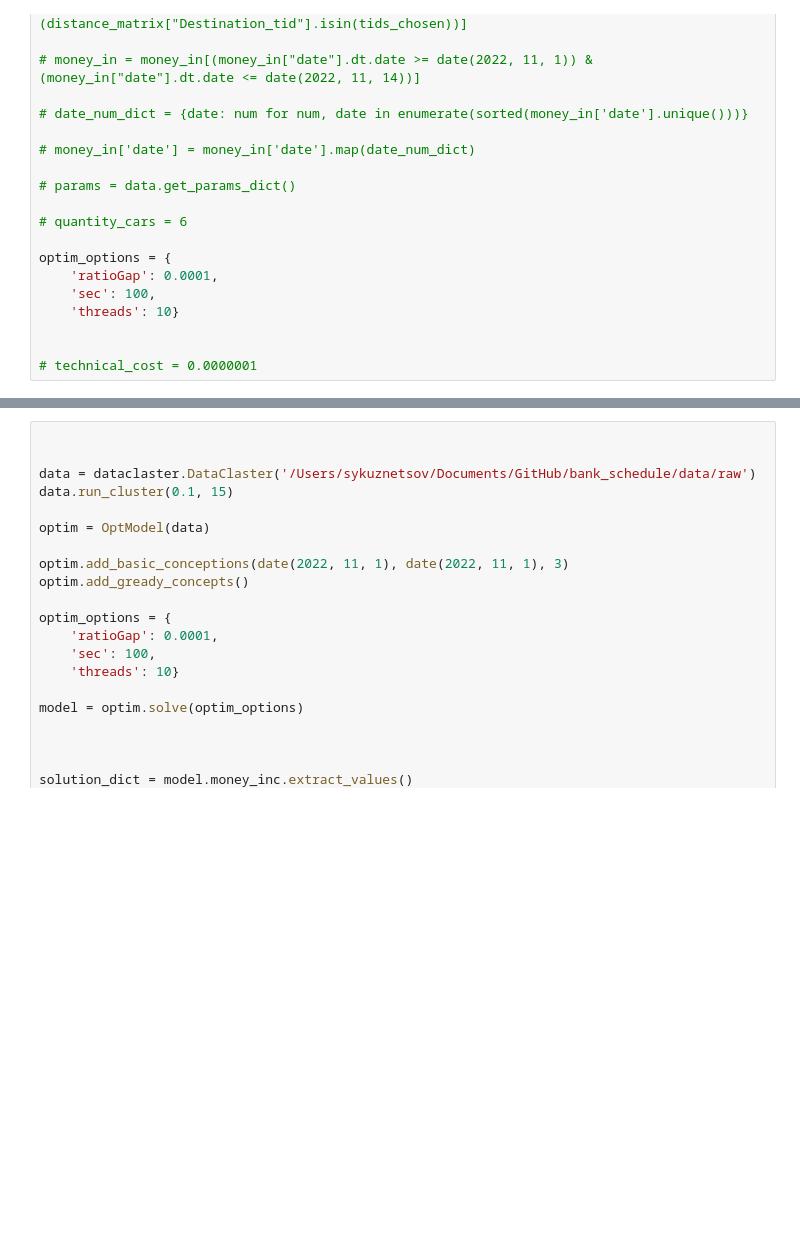
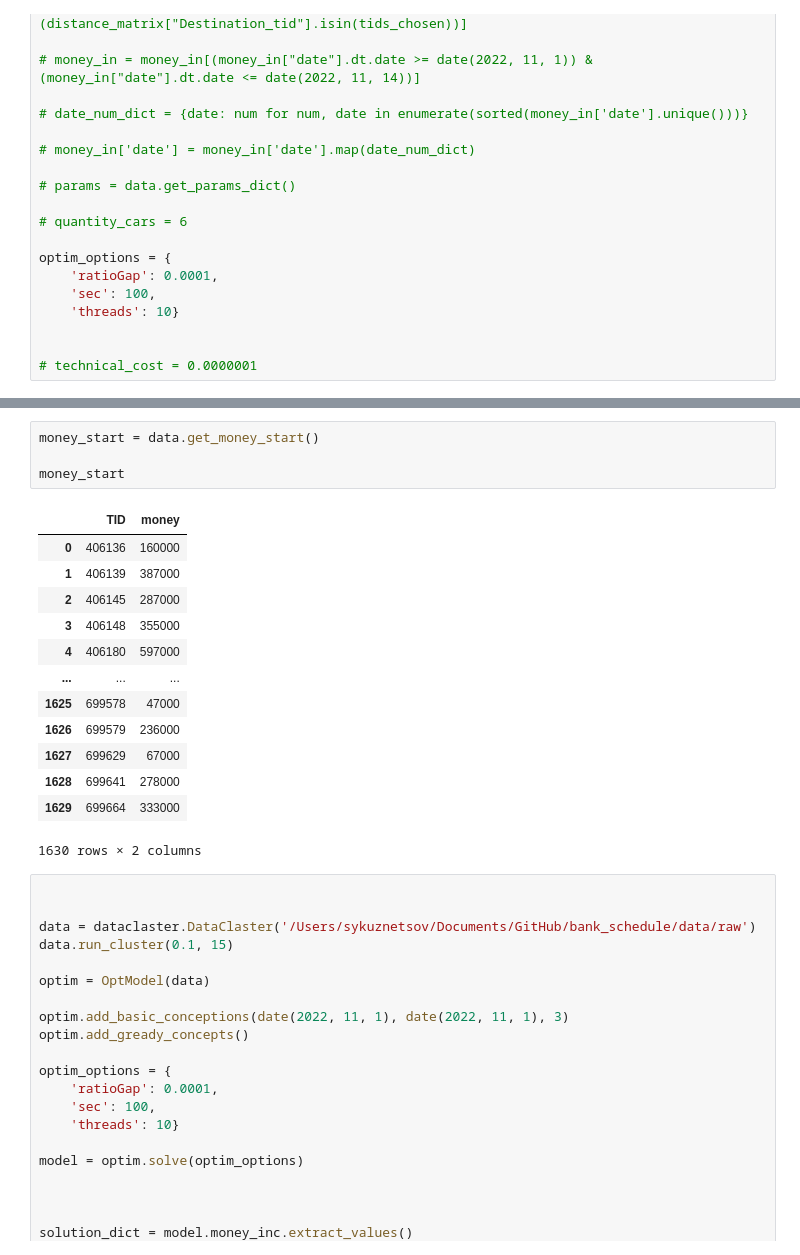
Before and after one commit to SerSmith/bank_schedule, a Jupyter notebook: main.ipynb, the cells around one changed output, grey strips where cells are left out. Drawn from its saved outputs; the diff is of its cells as text; blank space fills up the shorter version.

```diff
--- a/main.ipynb
+++ b/main.ipynb
@@ -403,3 +560,21 @@ presolved_models = presolve(data, date(2022, 11, 1), 14, 3)
+# %%
+money_start = data.get_money_start()
+
+money_start
+# %% [output]
+|  | TID | money |
+| 0 | 406136 | 160000 |
+| 1 | 406139 | 387000 |
+| 2 | 406145 | 287000 |
+| 3 | 406148 | 355000 |
+| 4 | 406180 | 597000 |
+| ... | ... | ... |
+| 1625 | 699578 | 47000 |
+| 1626 | 699579 | 236000 |
+| 1627 | 699629 | 67000 |
+| 1628 | 699641 | 278000 |
+| 1629 | 699664 | 333000 |
+1630 rows × 2 columns
 # %%
 
 
```
Also changed, not shown: parts of 1 cell of this notebook.
